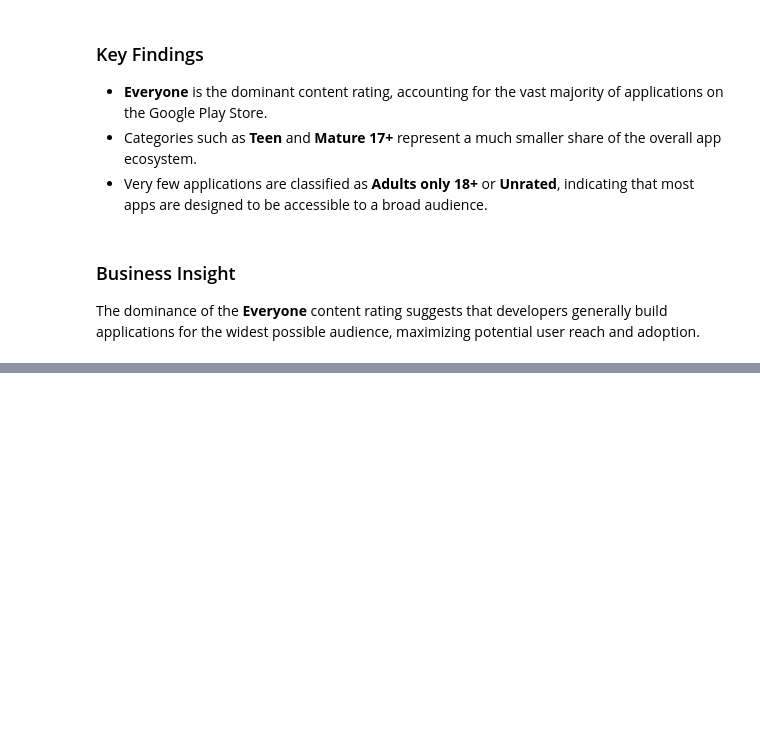
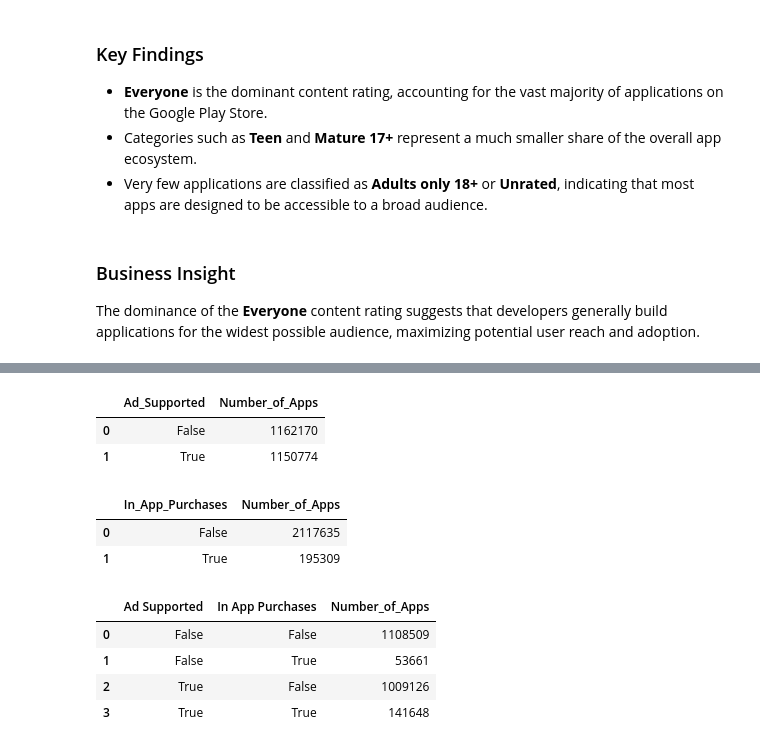
Before and after one commit to ShrutiTss/google-play-store-business-analytics, a Jupyter notebook: notebooks/04_exploratory_data_analysis.ipynb, the cells around one changed output, grey strips where cells are left out. Saved outputs shown, nothing was run; the diff lists cells and outputs as text; code cells hidden in the pictures; blank space fills up the shorter version.

Commit message:
Analyze app monetization strategies

```diff
--- a/notebooks/04_exploratory_data_analysis.ipynb
+++ b/notebooks/04_exploratory_data_analysis.ipynb
@@ -576,0 +581,40 @@ The dominance of the **Everyone** content rating suggests that developers genera
+# %%
+ads_distribution = (
+    df["Ad Supported"]
+    .value_counts()
+    .rename_axis("Ad_Supported")
+    .reset_index(name="Number_of_Apps")
+)
+
+ads_distribution
+# %% [output]
+|  | Ad_Supported | Number_of_Apps |
+| 0 | False | 1162170 |
+| 1 | True | 1150774 |
+# %%
+iap_distribution = (
+    df["In App Purchases"]
+    .value_counts()
+    .rename_axis("In_App_Purchases")
+    .reset_index(name="Number_of_Apps")
+)
+
+iap_distribution
+# %% [output]
+|  | In_App_Purchases | Number_of_Apps |
+| 0 | False | 2117635 |
+| 1 | True | 195309 |
+# %%
+monetization = (
+    df.groupby(["Ad Supported", "In App Purchases"])
+      .size()
+      .reset_index(name="Number_of_Apps")
+)
+
+monetization
+# %% [output]
+|  | Ad Supported | In App Purchases | Number_of_Apps |
+| 0 | False | False | 1108509 |
+| 1 | False | True | 53661 |
+| 2 | True | False | 1009126 |
+| 3 | True | True | 141648 |
```
Also changed, not shown: parts of 3 cells of this notebook.
